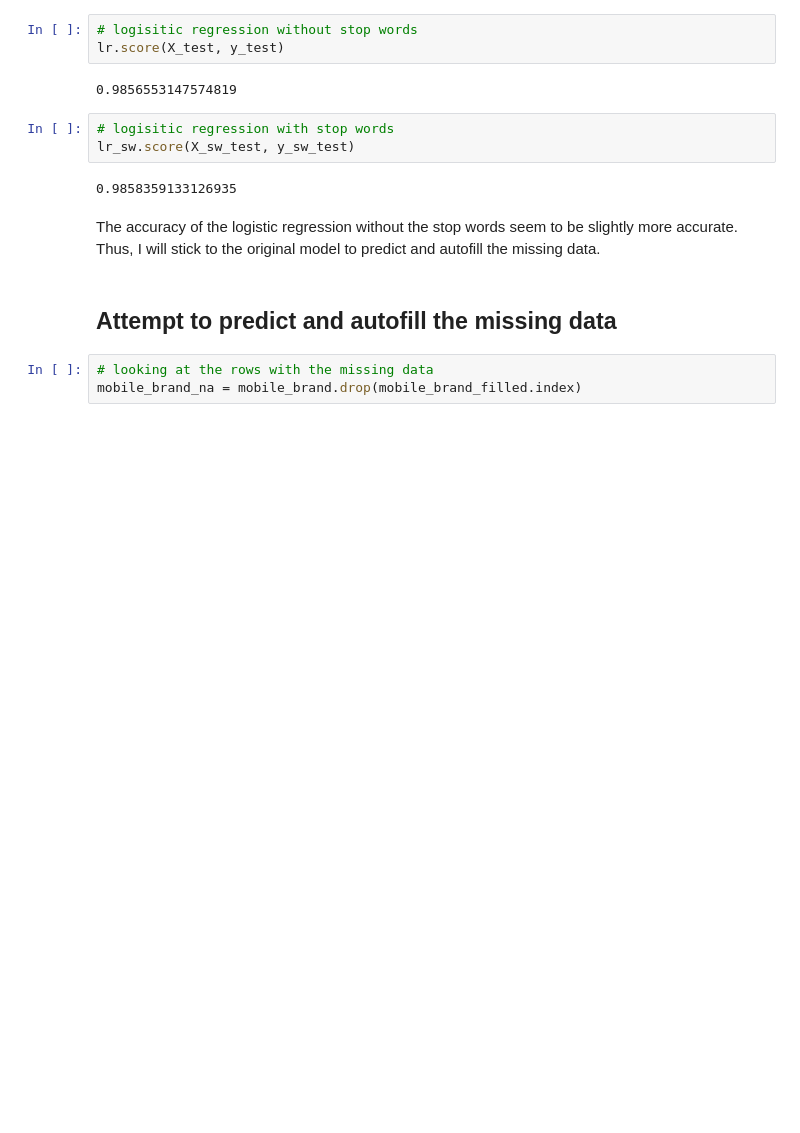
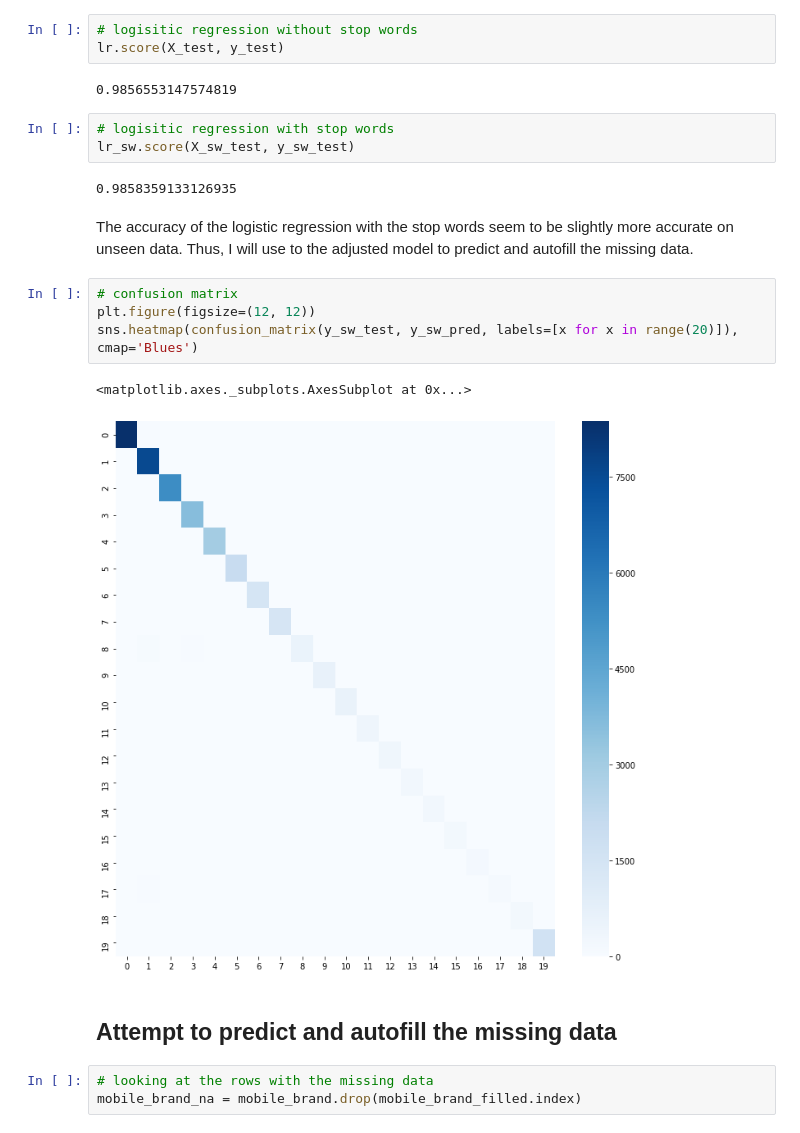
Before and after one commit to iRuss1337/Projects, a Jupyter notebook: capstone/3-mobile_brand.ipynb, the cells around one changed output. Saved outputs shown, nothing was run; the diff lists cells and outputs as text; blank space fills up the shorter version.

```diff
--- a/capstone/3-mobile_brand.ipynb
+++ b/capstone/3-mobile_brand.ipynb
@@ -460,7 +546,14 @@ lr_sw.score(X_sw_test, y_sw_test)
 # %% [output]
 0.9858359133126935
 # %% [markdown]
-The accuracy of the logistic regression without the stop words seem to be slightly more accurate. Thus, I will stick to the original model to predict and autofill the missing data.
+The accuracy of the logistic regression with the stop words seem to be slightly more accurate on unseen data. Thus, I will use to the adjusted model to predict and autofill the missing data.
+# %%
+# confusion matrix
+plt.figure(figsize=(12, 12))
+sns.heatmap(confusion_matrix(y_sw_test, y_sw_pred, labels=[x for x in range(20)]), cmap='Blues')
+# %% [output]
+<matplotlib.axes._subplots.AxesSubplot at 0x...>
+[figure, added]
 # %% [markdown]
 ## Attempt to predict and autofill the missing data
 # %%
```
Also changed, not shown: parts of 14 cells of this notebook.
